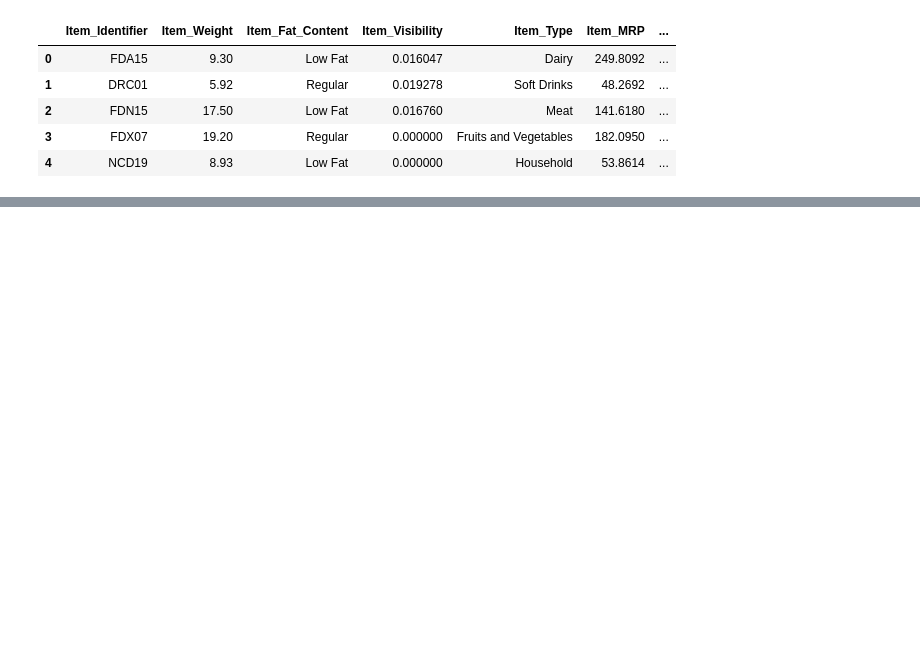
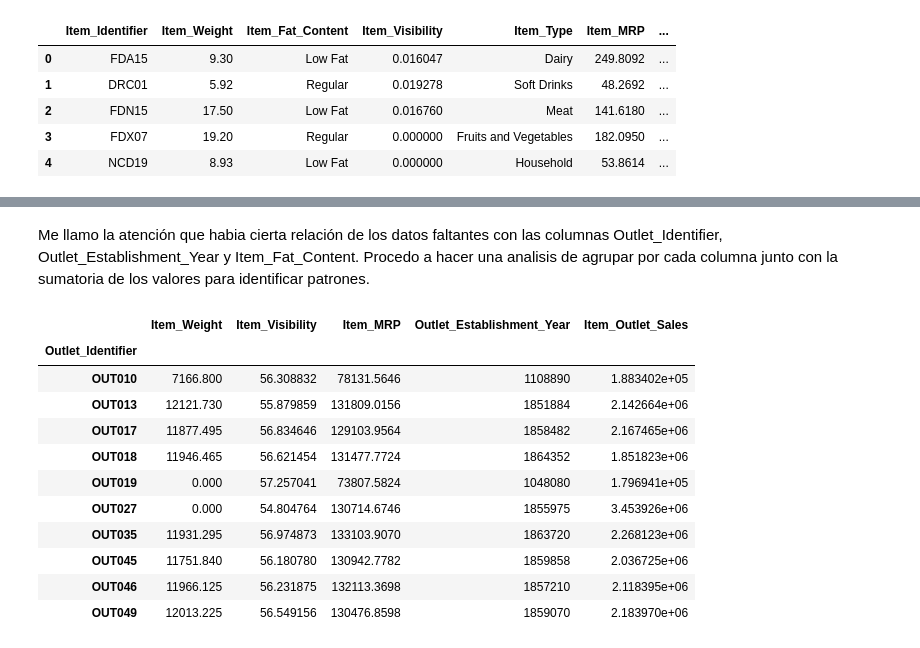
Before and after one commit to jcardonamde/food-sales-predictions, a Jupyter notebook: food_sales_predictions.ipynb, the cells around one changed output, grey strips where cells are left out. Saved outputs shown, nothing was run; the diff lists cells and outputs as text; code cells hidden in the pictures; blank space fills up the shorter version.

```diff
--- a/food_sales_predictions.ipynb
+++ b/food_sales_predictions.ipynb
@@ -15,0 +161,18 @@ df.head()
+# %% [markdown]
+Me llamo la atención que habia cierta relación de los datos faltantes con las columnas Outlet_Identifier, Outlet_Establishment_Year y Item_Fat_Content. Procedo a hacer una analisis de agrupar por cada columna junto con la sumatoria de los valores para identificar patrones.
+# %%
+# Hago un agrupamiento y sumatoria por la columna de Outlet_Identifier para analizar
+df.groupby(['Outlet_Identifier']).sum()
+# %% [output]
+|  | Item_Weight | Item_Visibility | Item_MRP | Outlet_Establishment_Year | Item_Outlet_Sales |
+| Outlet_Identifier |  |  |  |  |  |
+| OUT010 | 7166.800 | 56.308832 | 78131.5646 | 1108890 | 1.883402e+05 |
+| OUT013 | 12121.730 | 55.879859 | 131809.0156 | 1851884 | 2.142664e+06 |
+| OUT017 | 11877.495 | 56.834646 | 129103.9564 | 1858482 | 2.167465e+06 |
+| OUT018 | 11946.465 | 56.621454 | 131477.7724 | 1864352 | 1.851823e+06 |
+| OUT019 | 0.000 | 57.257041 | 73807.5824 | 1048080 | 1.796941e+05 |
+| OUT027 | 0.000 | 54.804764 | 130714.6746 | 1855975 | 3.453926e+06 |
+| OUT035 | 11931.295 | 56.974873 | 133103.9070 | 1863720 | 2.268123e+06 |
+| OUT045 | 11751.840 | 56.180780 | 130942.7782 | 1859858 | 2.036725e+06 |
+| OUT046 | 11966.125 | 56.231875 | 132113.3698 | 1857210 | 2.118395e+06 |
+| OUT049 | 12013.225 | 56.549156 | 130476.8598 | 1859070 | 2.183970e+06 |
```
Also changed, not shown: parts of 49 cells of this notebook.
